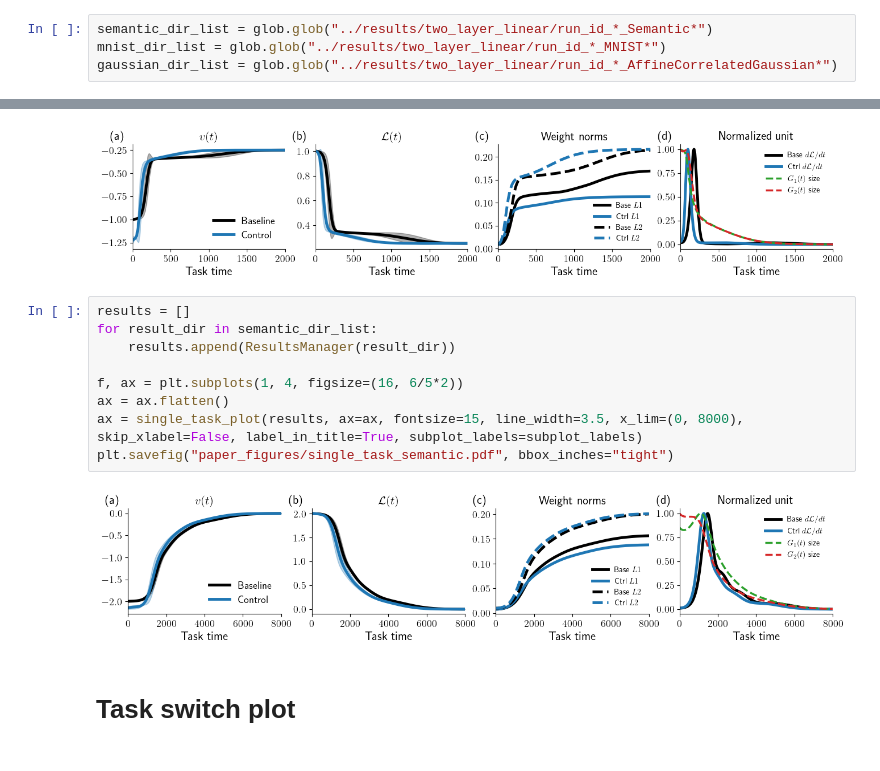
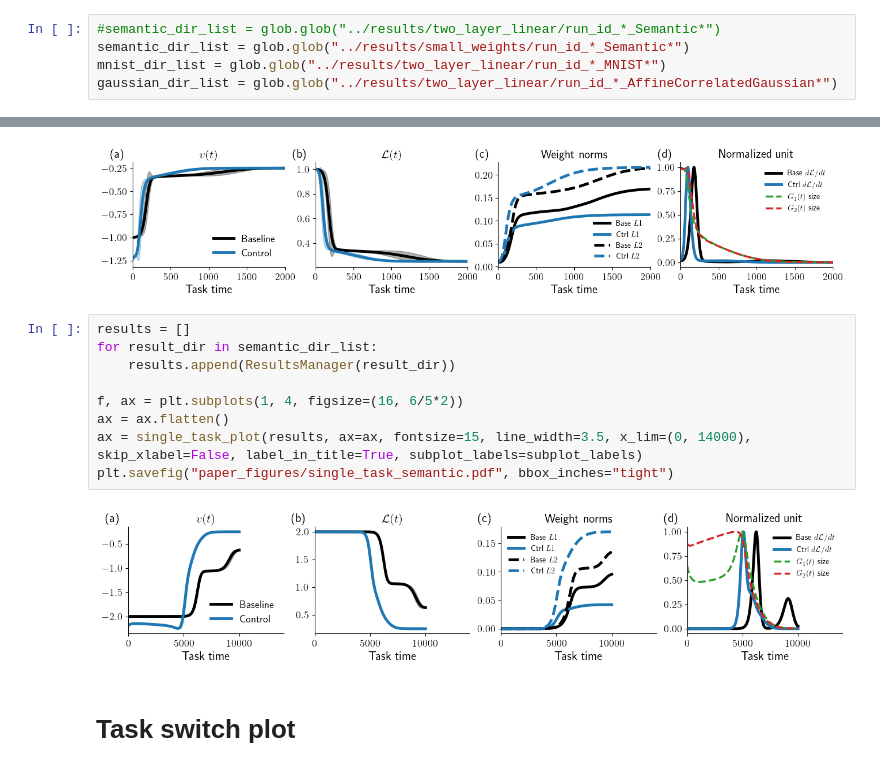
Before and after one commit to rodrigcd/neuromod, a Jupyter notebook: notebooks/paper_plots.ipynb, the cells around one changed output, grey strips where cells are left out. Saved outputs shown, nothing was run; the diff lists cells and outputs as text.

Commit message:
add regularization to task switch and baseline

```diff
--- a/notebooks/paper_plots.ipynb
+++ b/notebooks/paper_plots.ipynb
@@ -57,7 +57,8 @@ plt.savefig("paper_figures/param_sweep.pdf", bbox_inches="tight")
 # %% [markdown]
 # Single task
 # %%
-semantic_dir_list = glob.glob("../results/two_layer_linear/run_id_*_Semantic*")
+#semantic_dir_list = glob.glob("../results/two_layer_linear/run_id_*_Semantic*")
+semantic_dir_list = glob.glob("../results/small_weights/run_id_*_Semantic*")
 mnist_dir_list = glob.glob("../results/two_layer_linear/run_id_*_MNIST*")
 gaussian_dir_list = glob.glob("../results/two_layer_linear/run_id_*_AffineCorrelatedGaussian*")
 # %%
@@ -148,14 +148,14 @@ plt.savefig("paper_figures/single_task_gaussian.pdf", bbox_inches="tight")
 # %%
 results = []
 for result_dir in semantic_dir_list:
     results.append(ResultsManager(result_dir))
 
 f, ax = plt.subplots(1, 4, figsize=(16, 6/5*2))
 ax = ax.flatten()
-ax = single_task_plot(results, ax=ax, fontsize=15, line_width=3.5, x_lim=(0, 8000), skip_xlabel=False, label_in_title=True, subplot_labels=subplot_labels)
+ax = single_task_plot(results, ax=ax, fontsize=15, line_width=3.5, x_lim=(0, 14000), skip_xlabel=False, label_in_title=True, subplot_labels=subplot_labels)
 plt.savefig("paper_figures/single_task_semantic.pdf", bbox_inches="tight")
 # %% [output]
-[figure, old version]
+[figure, new version]
 # %% [markdown]
 # Task switch plot
 # %%
```
Also changed, not shown: parts of 1 cell of this notebook, 15 other files.
